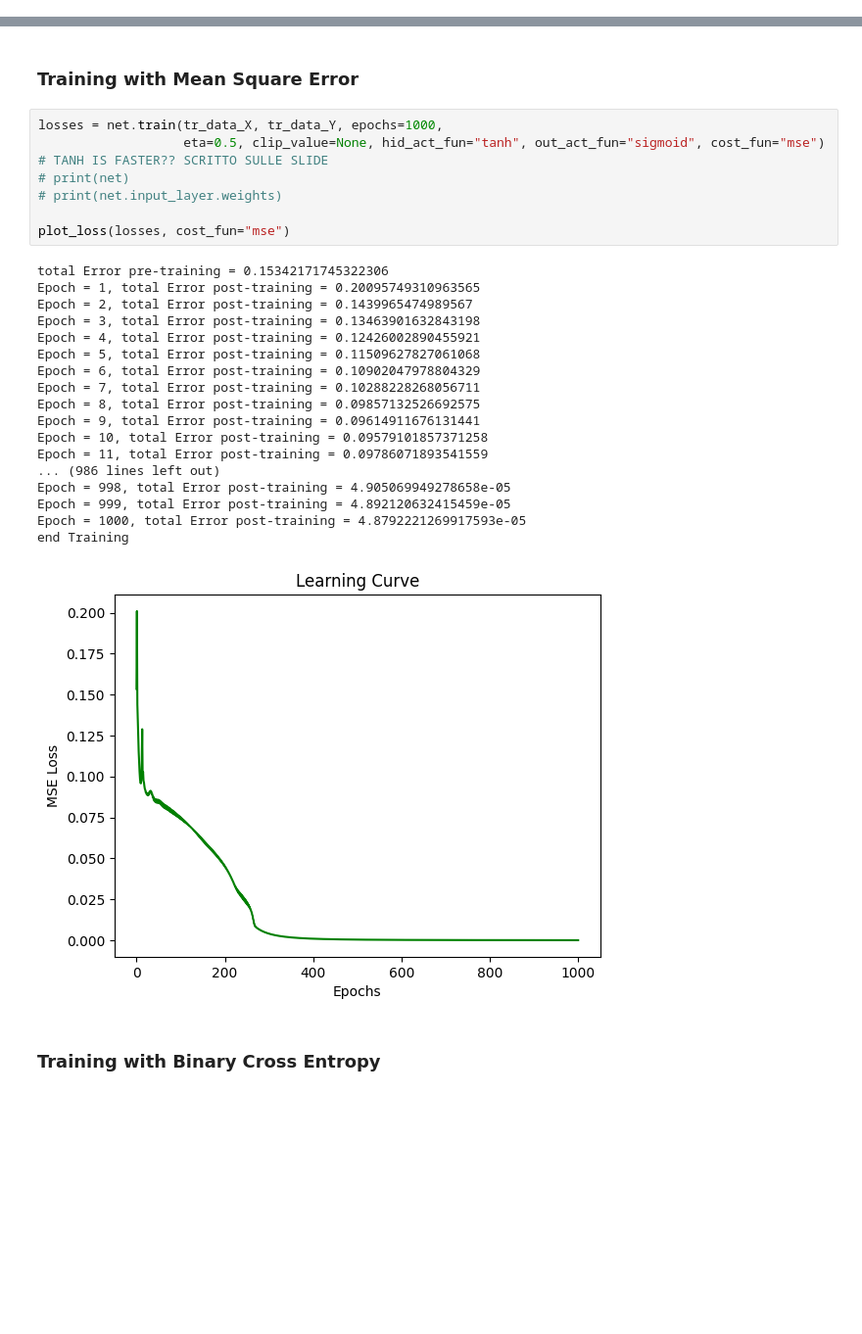
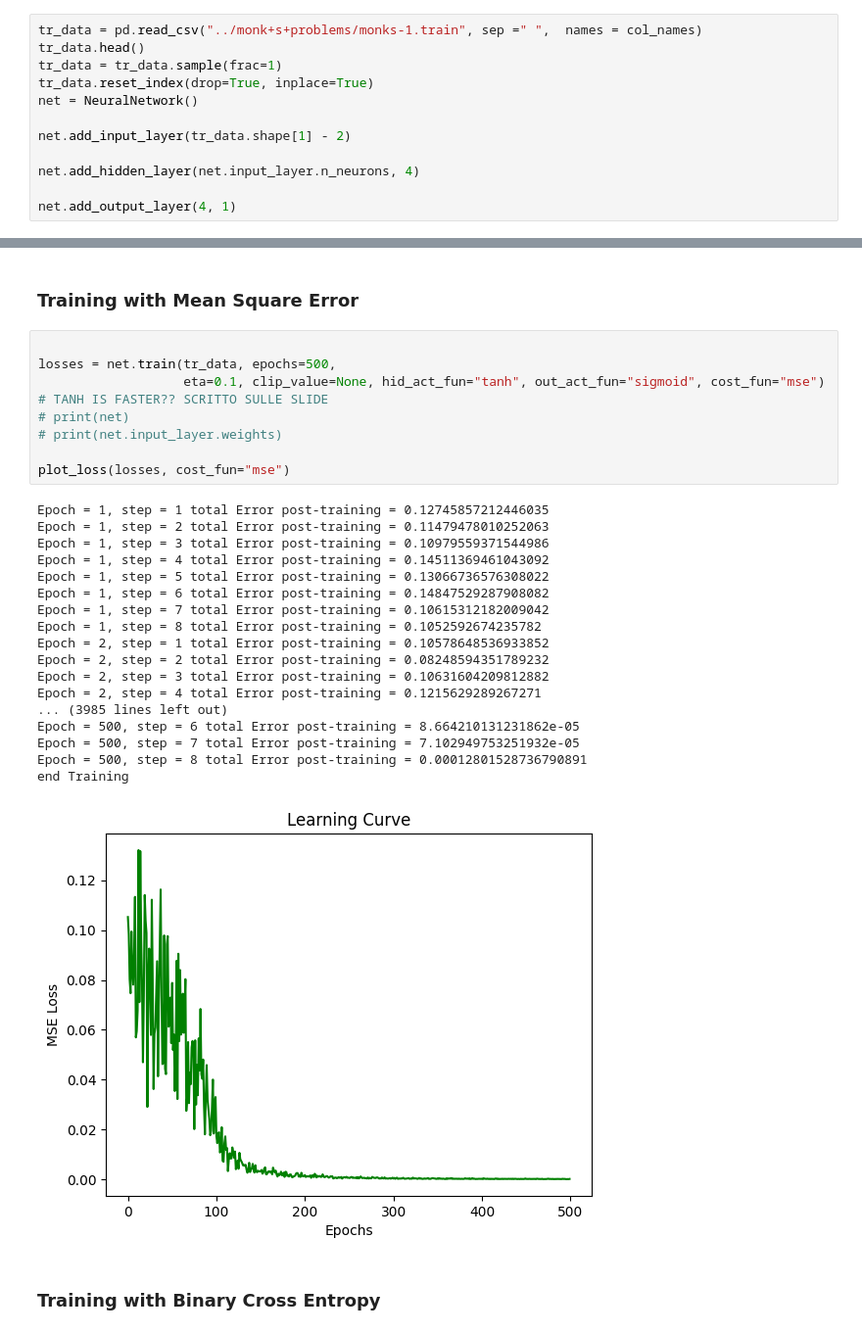
Before and after one commit to Nsivaa/ML, a Jupyter notebook: project/MONK_notebook.ipynb, the cells around one changed output, grey strips where cells are left out. Shown at 98% size. Cells and saved outputs as stored; diff of their text form; blank space fills up the shorter version.

Commit message:
adapted notebook to mb training

```diff
--- a/project/MONK_notebook.ipynb
+++ b/project/MONK_notebook.ipynb
@@ -125,33 +117,46 @@ net.add_output_layer(4, 1)
+# %%
+tr_data = pd.read_csv("../monk+s+problems/monks-1.train", sep =" ",  names = col_names)
+tr_data.head()
+tr_data = tr_data.sample(frac=1)
+tr_data.reset_index(drop=True, inplace=True)
+net = NeuralNetwork()
+
+net.add_input_layer(tr_data.shape[1] - 2)
+
+net.add_hidden_layer(net.input_layer.n_neurons, 4)
+
+net.add_output_layer(4, 1)
 # %% [markdown]
 ## Training
 # %% [markdown]
 ### Training with Mean Square Error
 # %%
-losses = net.train(tr_data_X, tr_data_Y, epochs=1000,
-                   eta=0.5, clip_value=None, hid_act_fun="tanh", out_act_fun="sigmoid", cost_fun="mse")  # TANH IS FASTER?? SCRITTO SULLE SLIDE
+
+losses = net.train(tr_data, epochs=500,
+                   eta=0.1, clip_value=None, hid_act_fun="tanh", out_act_fun="sigmoid", cost_fun="mse")  # TANH IS FASTER?? SCRITTO SULLE SLIDE
 # print(net)
 # print(net.input_layer.weights)
 
 plot_loss(losses, cost_fun="mse")
 # %% [output]
-total Error pre-training = 0.15342171745322306
-Epoch = 1, total Error post-training = 0.20095749310963565
-Epoch = 2, total Error post-training = 0.1439965474989567
-Epoch = 3, total Error post-training = 0.13463901632843198
-Epoch = 4, total Error post-training = 0.12426002890455921
-Epoch = 5, total Error post-training = 0.11509627827061068
-Epoch = 6, total Error post-training = 0.10902047978804329
-Epoch = 7, total Error post-training = 0.10288228268056711
-Epoch = 8, total Error post-training = 0.09857132526692575
-Epoch = 9, total Error post-training = 0.09614911676131441
-Epoch = 10, total Error post-training = 0.09579101857371258
-Epoch = 11, total Error post-training = 0.09786071893541559
-... (986 lines left out)
-Epoch = 998, total Error post-training = 4.905069949278658e-05
-Epoch = 999, total Error post-training = 4.892120632415459e-05
-Epoch = 1000, total Error post-training = 4.8792221269917593e-05
+Epoch = 1, step = 1 total Error post-training = 0.12745857212446035
+Epoch = 1, step = 2 total Error post-training = 0.11479478010252063
+Epoch = 1, step = 3 total Error post-training = 0.10979559371544986
+Epoch = 1, step = 4 total Error post-training = 0.14511369461043092
+Epoch = 1, step = 5 total Error post-training = 0.13066736576308022
+Epoch = 1, step = 6 total Error post-training = 0.14847529287908082
+Epoch = 1, step = 7 total Error post-training = 0.10615312182009042
+Epoch = 1, step = 8 total Error post-training = 0.1052592674235782
+Epoch = 2, step = 1 total Error post-training = 0.10578648536933852
+Epoch = 2, step = 2 total Error post-training = 0.08248594351789232
+Epoch = 2, step = 3 total Error post-training = 0.10631604209812882
+Epoch = 2, step = 4 total Error post-training = 0.1215629289267271
+... (3985 lines left out)
+Epoch = 500, step = 6 total Error post-training = 8.664210131231862e-05
+Epoch = 500, step = 7 total Error post-training = 7.102949753251932e-05
+Epoch = 500, step = 8 total Error post-training = 0.00012801528736790891
 end Training
-[figure, old version]
+[figure, new version]
 # %% [markdown]
 ### Training with Binary Cross Entropy
 # %%
```
Also changed, not shown: parts of 5 cells of this notebook.
